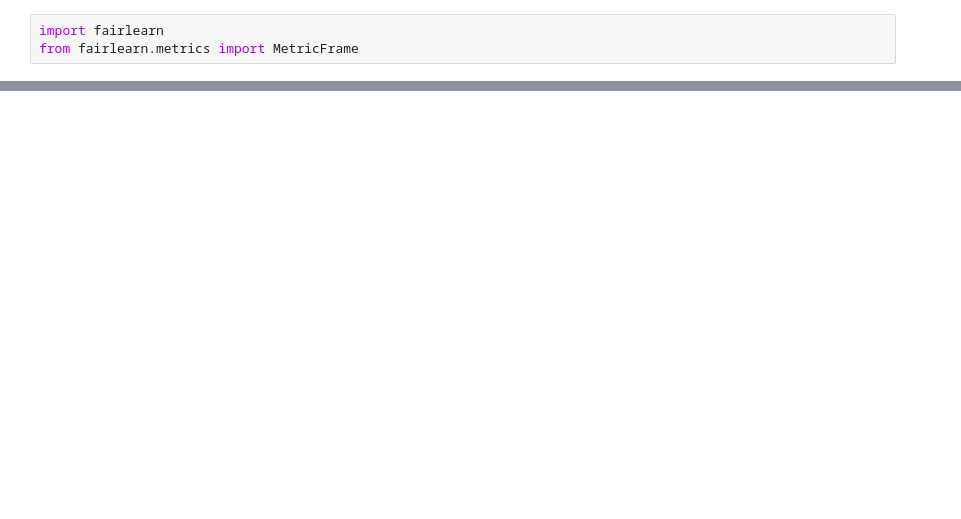
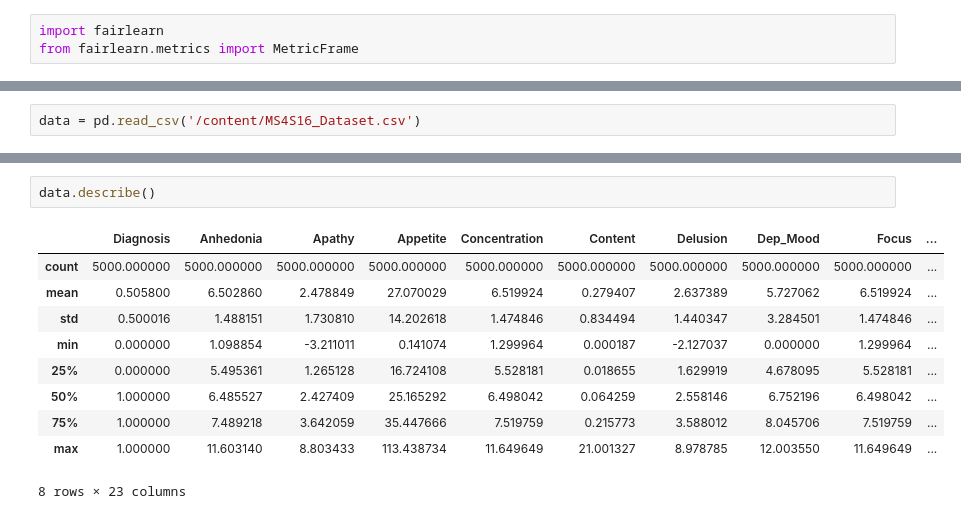
Before and after one commit to ElvesJohn/MachineLearningCW, a Jupyter notebook: MachineLearningColab.ipynb, the cells around one changed output, grey strips where cells are left out. Cells and saved outputs as stored; diff of their text form; blank space fills up the shorter version.

```diff
--- a/MachineLearningColab.ipynb
+++ b/MachineLearningColab.ipynb
@@ -36,0 +39,2 @@ from fairlearn.metrics import MetricFrame
+# %%
+data = pd.read_csv('/content/MS4S16_Dataset.csv')
@@ -36,0 +76,13 @@ from fairlearn.metrics import MetricFrame
+# %%
+data.describe()
+# %% [output]
+|  | Diagnosis | Anhedonia | Apathy | Appetite | Concentration | Content | Delusion | Dep_Mood | Focus | ... |
+| count | 5000.000000 | 5000.000000 | 5000.000000 | 5000.000000 | 5000.000000 | 5000.000000 | 5000.000000 | 5000.000000 | 5000.000000 | ... |
+| mean | 0.505800 | 6.502860 | 2.478849 | 27.070029 | 6.519924 | 0.279407 | 2.637389 | 5.727062 | 6.519924 | ... |
+| std | 0.500016 | 1.488151 | 1.730810 | 14.202618 | 1.474846 | 0.834494 | 1.440347 | 3.284501 | 1.474846 | ... |
+| min | 0.000000 | 1.098854 | -3.211011 | 0.141074 | 1.299964 | 0.000187 | -2.127037 | 0.000000 | 1.299964 | ... |
+| 25% | 0.000000 | 5.495361 | 1.265128 | 16.724108 | 5.528181 | 0.018655 | 1.629919 | 4.678095 | 5.528181 | ... |
+| 50% | 1.000000 | 6.485527 | 2.427409 | 25.165292 | 6.498042 | 0.064259 | 2.558146 | 6.752196 | 6.498042 | ... |
+| 75% | 1.000000 | 7.489218 | 3.642059 | 35.447666 | 7.519759 | 0.215773 | 3.588012 | 8.045706 | 7.519759 | ... |
+| max | 1.000000 | 11.603140 | 8.803433 | 113.438734 | 11.649649 | 21.001327 | 8.978785 | 12.003550 | 11.649649 | ... |
+8 rows × 23 columns
```
Also changed, not shown: parts of 8 cells of this notebook.
